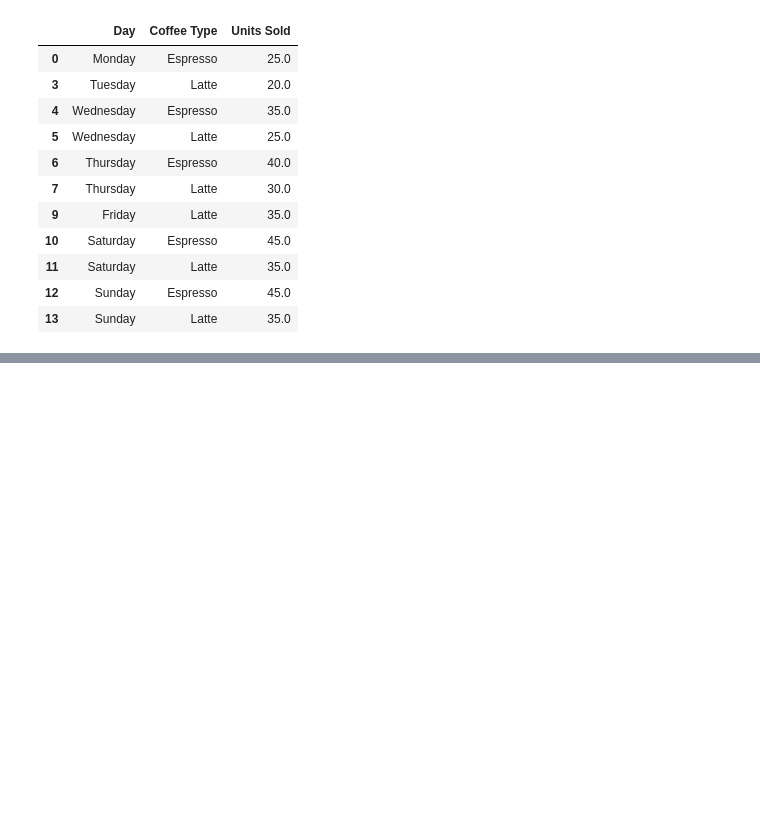
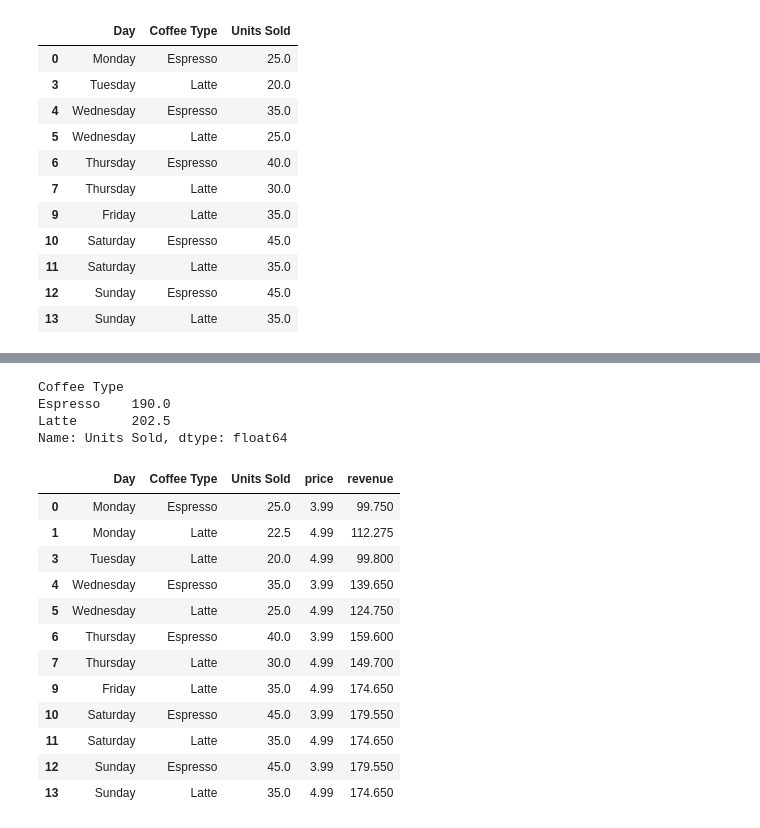
Before and after one commit to BurhanAkkus/complete-pandas-tutorial, a Jupyter notebook: tutorial.ipynb, the cells around one changed output, grey strips where cells are left out. Drawn from its saved outputs; the diff is of its cells as text; code cells hidden in the pictures; blank space fills up the shorter version.

```diff
--- a/tutorial.ipynb
+++ b/tutorial.ipynb
@@ -1004,0 +1059,2 @@ coffee[coffee['Units Sold'].notna()]
+# %%
+coffee['Units Sold'].interpolate(method='linear', inplace=True)
@@ -1004,0 +1084,26 @@ coffee[coffee['Units Sold'].notna()]
+# %%
+coffee.groupby('Coffee Type')['Units Sold'].sum()
+# %% [output]
+Coffee Type
+Espresso    190.0
+Latte       202.5
+Name: Units Sold, dtype: float64
+# %%
+coffee['price'] = coffee['Coffee Type'].map({'Espresso': 3.99, 'Latte': 4.99, 'Cappuccino': 5.99})
+# %%
+coffee['revenue'] = coffee.apply(lambda x: x['Units Sold'] * x['price'], axis=1)
+coffee
+# %% [output]
+|  | Day | Coffee Type | Units Sold | price | revenue |
+| 0 | Monday | Espresso | 25.0 | 3.99 | 99.750 |
+| 1 | Monday | Latte | 22.5 | 4.99 | 112.275 |
+| 3 | Tuesday | Latte | 20.0 | 4.99 | 99.800 |
+| 4 | Wednesday | Espresso | 35.0 | 3.99 | 139.650 |
+| 5 | Wednesday | Latte | 25.0 | 4.99 | 124.750 |
+| 6 | Thursday | Espresso | 40.0 | 3.99 | 159.600 |
+| 7 | Thursday | Latte | 30.0 | 4.99 | 149.700 |
+| 9 | Friday | Latte | 35.0 | 4.99 | 174.650 |
+| 10 | Saturday | Espresso | 45.0 | 3.99 | 179.550 |
+| 11 | Saturday | Latte | 35.0 | 4.99 | 174.650 |
+| 12 | Sunday | Espresso | 45.0 | 3.99 | 179.550 |
+| 13 | Sunday | Latte | 35.0 | 4.99 | 174.650 |
```
Also changed, not shown: parts of 8 cells of this notebook.
